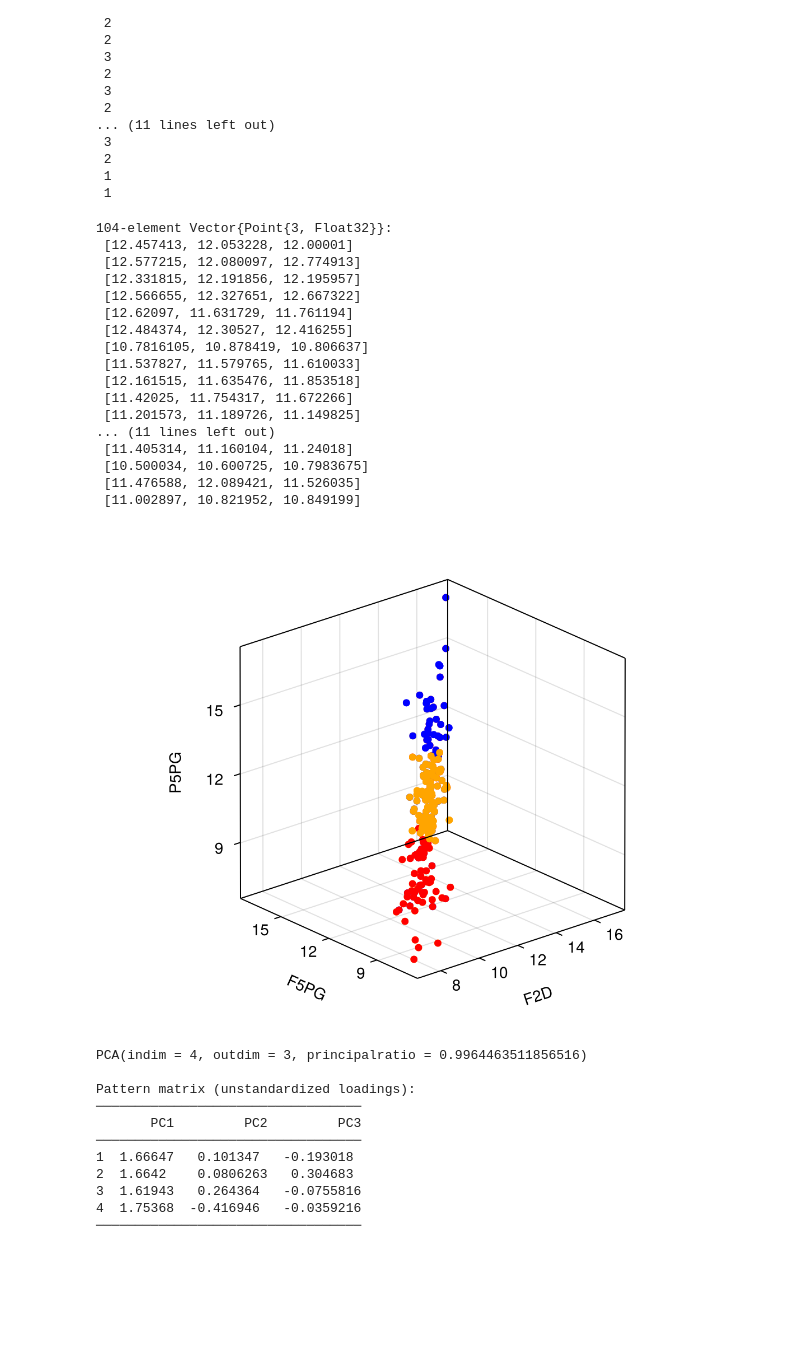
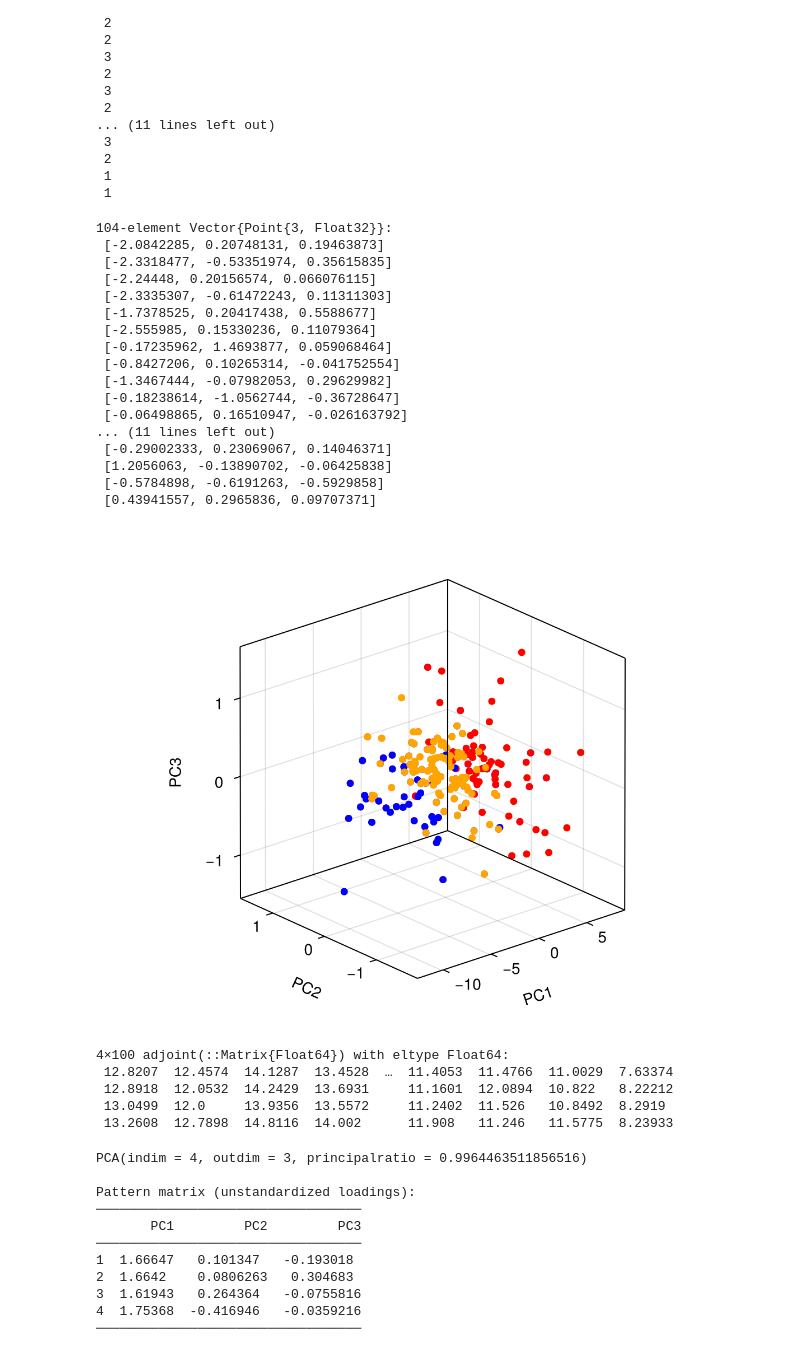
Before and after one commit to helmutstrey/BME-574-2024-homeworks, a Jupyter notebook: BME574 Project cui.ipynb, the cells around one changed output. Cells and saved outputs as stored; diff of their text form; code cells hidden in the pictures; blank space fills up the shorter version.

```diff
--- a/BME574 Project cui.ipynb
+++ b/BME574 Project cui.ipynb
@@ -156,3 +129,5 @@ Plots.scatter!(P5PG[:,1],legend = nothing)
 Plots.scatter!(Psus[:,1],  legend = nothing)
 # %% [output]
 [figure]
+# %%
+x = Array((Ym)')
@@ -182,9 +175,9 @@ x3 = [Point3f(xx...) for xx in eachrow(x[133:200,1:3])]
 fig = Figure()
 ax = Axis3(fig[1,1],
     aspect = (1, 1, 1),
-    xlabel = "F2D",
-    ylabel = "F5PG",
-    zlabel = "P5PG")
+    xlabel = "PC1",
+    ylabel = "PC2",
+    zlabel = "PC3")
 CairoMakie.scatter!(ax,x1, color=:red)
 CairoMakie.scatter!(ax,x2, color=:blue)
 CairoMakie.scatter!(ax,x3, color=:orange)
@@ -221,35 +214,43 @@ xk2 = [Point3f(xx...) for (idx,xx) in enumerate(eachrow(x[:,1:3])) if result.ass
 xk3 = [Point3f(xx...) for (idx,xx) in enumerate(eachrow(x[:,1:3])) if result.assignments[idx] == 3]
 # %% [output]
 104-element Vector{Point{3, Float32}}:
- [12.457413, 12.053228, 12.00001]
- [12.577215, 12.080097, 12.774913]
- [12.331815, 12.191856, 12.195957]
- [12.566655, 12.327651, 12.667322]
- [12.62097, 11.631729, 11.761194]
- [12.484374, 12.30527, 12.416255]
- [10.7816105, 10.878419, 10.806637]
- [11.537827, 11.579765, 11.610033]
- [12.161515, 11.635476, 11.853518]
- [11.42025, 11.754317, 11.672266]
- [11.201573, 11.189726, 11.149825]
+ [-2.0842285, 0.20748131, 0.19463873]
+ [-2.3318477, -0.53351974, 0.35615835]
+ [-2.24448, 0.20156574, 0.066076115]
+ [-2.3335307, -0.61472243, 0.11311303]
+ [-1.7378525, 0.20417438, 0.5588677]
+ [-2.555985, 0.15330236, 0.11079364]
+ [-0.17235962, 1.4693877, 0.059068464]
+ [-0.8427206, 0.10265314, -0.041752554]
+ [-1.3467444, -0.07982053, 0.29629982]
+ [-0.18238614, -1.0562744, -0.36728647]
+ [-0.06498865, 0.16510947, -0.026163792]
 ... (11 lines left out)
- [11.405314, 11.160104, 11.24018]
- [10.500034, 10.600725, 10.7983675]
- [11.476588, 12.089421, 11.526035]
- [11.002897, 10.821952, 10.849199]
+ [-0.29002333, 0.23069067, 0.14046371]
+ [1.2056063, -0.13890702, -0.06425838]
+ [-0.5784898, -0.6191263, -0.5929858]
+ [0.43941557, 0.2965836, 0.09707371]
 # %%
 figk = Figure()
 axk = Axis3(figk[1,1],
     aspect = (1, 1, 1),
-    xlabel = "F2D",
-    ylabel = "F5PG",
-    zlabel = "P5PG")
+    xlabel = "PC1",
+    ylabel = "PC2",
+    zlabel = "PC3")
 CairoMakie.scatter!(ax,xk1, color=:red)
 CairoMakie.scatter!(ax,xk2, color=:blue)
 CairoMakie.scatter!(ax,xk3, color=:orange)
 fig
 # %% [output]
-[figure, old version]
+[figure, new version]
+# %%
+Xtr
+# %% [output]
+4×100 adjoint(::Matrix{Float64}) with eltype Float64:
+ 12.8207  12.4574  14.1287  13.4528  …  11.4053  11.4766  11.0029  7.63374
+ 12.8918  12.0532  14.2429  13.6931     11.1601  12.0894  10.822   8.22212
+ 13.0499  12.0     13.9356  13.5572     11.2402  11.526   10.8492  8.2919
+ 13.2608  12.7898  14.8116  14.002      11.908   11.246   11.5775  8.23933
 # %%
 Xtr = Matrix(m[1:2:end,1:4])'
 pca3 = fit(PCA, Xtr; maxoutdim=3)
```
Also changed, not shown: parts of 40 cells of this notebook.
